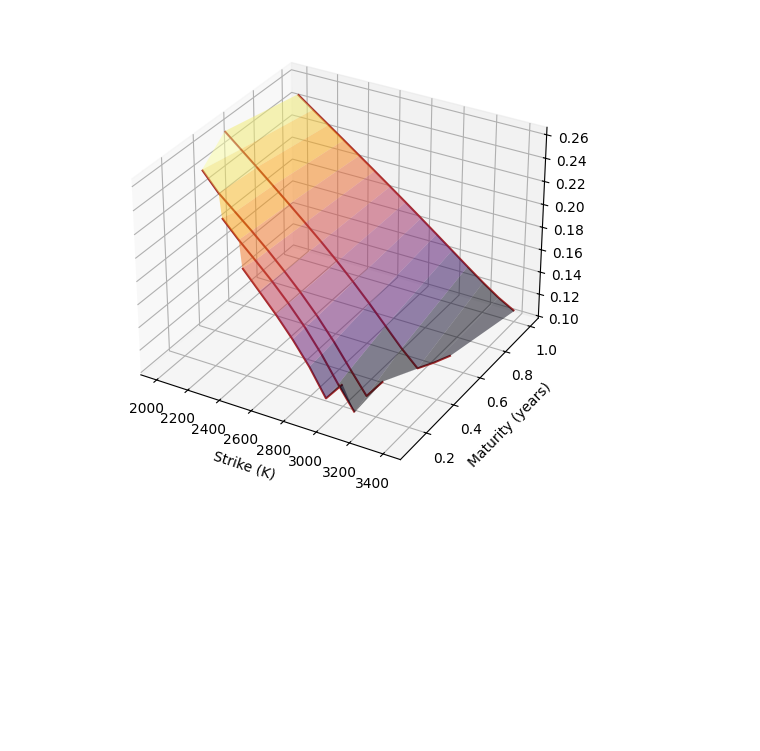
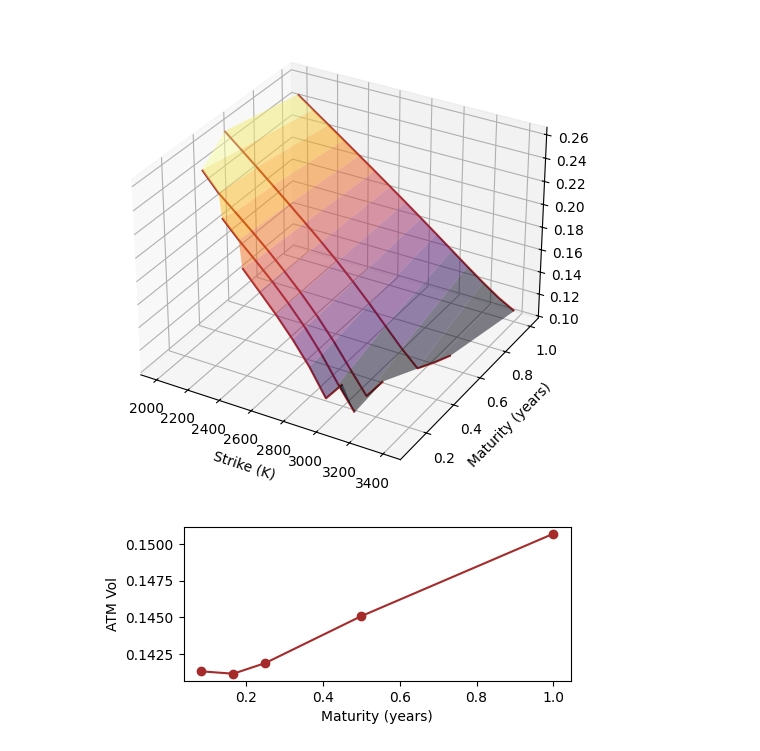
Before and after one commit to somdipdatta/finmc, a Jupyter notebook: notebooks/heston.ipynb, the cells around one changed output. Cells and saved outputs as stored; diff of their text form; code cells hidden in the pictures; blank space fills up the shorter version.

Commit message:
add atmvol curve

```diff
--- a/notebooks/heston.ipynb
+++ b/notebooks/heston.ipynb
@@ -35,7 +35,7 @@ dataset = {
 model = HestonMC(dataset)
 strikes = np.linspace(2000, 3400, 15)
 expirations = np.array([1 / 12, 1 / 6, 1 / 4, 1 / 2, 1])
-surface = iv_surface_sim(
+surface, atm_vols, fwds = iv_surface_sim(
     strikes,
     expirations,
     asset_name="SPX",
@@ -61,3 +65,14 @@ ax.set_ylabel("Maturity (years)")
 plt.show()
 # %% [output]
 [figure]
+# %%
+fig, ax = plt.subplots(figsize=(5, 2))
+ax.plot(
+    expirations, atm_vols, color="brown", label="Forward Curve", marker="o"
+)
+
+ax.set_xlabel("Maturity (years)")
+ax.set_ylabel("ATM Vol")
+plt.show()
+# %% [output]
+[figure, added]
```
Also changed, not shown: parts of 1 cell of this notebook, 1 other file.
